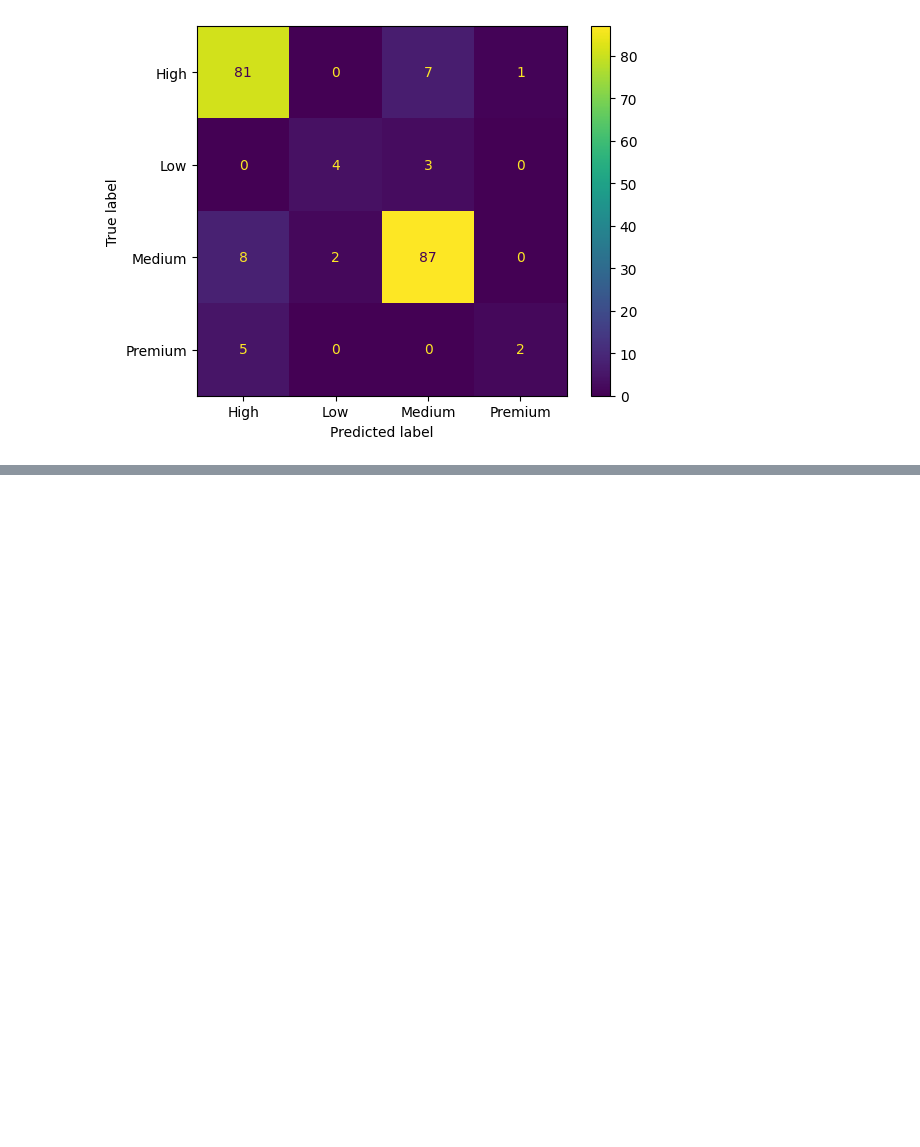
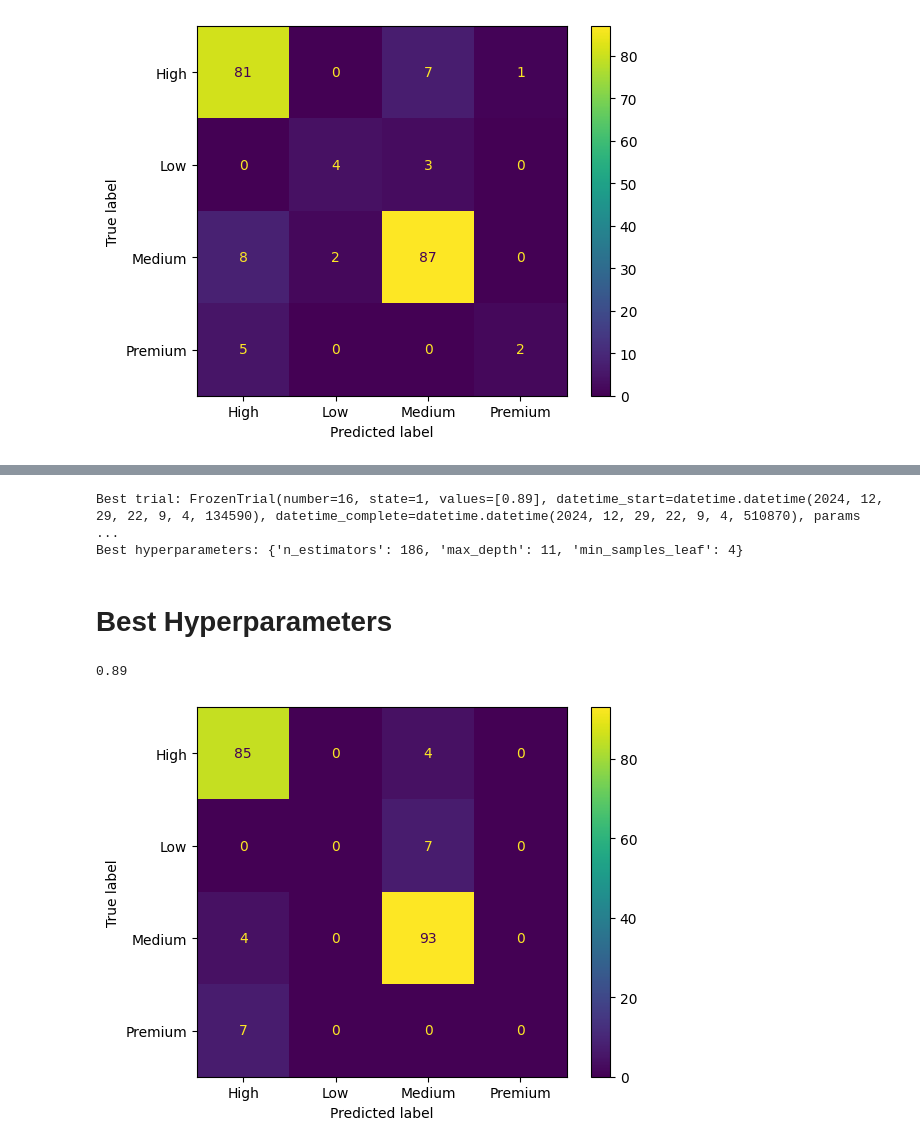
Before and after one commit to ju-arroyom/capstone_ml_zoomcamp, a Jupyter notebook: notebooks/notebook.ipynb, the cells around one changed output, grey strips where cells are left out. Drawn from its saved outputs; the diff is of its cells as text; code cells hidden in the pictures; blank space fills up the shorter version.

```diff
--- a/notebooks/notebook.ipynb
+++ b/notebooks/notebook.ipynb
@@ -295,0 +354,17 @@ plt.show()
+# %%
+max_depth = 15
+scores = []
+
+for s in [1, 3, 5, 10, 50]:
+    for n in range(10, 220, 10):
+        rf = RandomForestClassifier(n_estimators=n,
+                                    max_depth=max_depth,
+                                    min_samples_leaf=s,
+                                    random_state=42,
+                                    n_jobs=-1)
+        rf.fit(X_train, y_train)
+
+        y_pred = rf.predict(X_val)
+        acc = accuracy_score(y_val, y_pred)
+
+        scores.append((s, n, acc))
@@ -295,0 +407,6 @@ plt.show()
+# %%
+# Create study object
+study = optuna.create_study(direction="maximize")
+
+# Run optimization process
+study.optimize(objective, n_trials=30, show_progress_bar=True)
@@ -295,0 +432,21 @@ plt.show()
+# %%
+# Print best trial and best hyperparameters
+print("Best trial:", study.best_trial)
+print("Best hyperparameters:", study.best_params)
+# %% [output]
+Best trial: FrozenTrial(number=16, state=1, values=[0.89], datetime_start=datetime.datetime(2024, 12, 29, 22, 9, 4, 134590), datetime_complete=datetime.datetime(2024, 12, 29, 22, 9, 4, 510870), params ...
+Best hyperparameters: {'n_estimators': 186, 'max_depth': 11, 'min_samples_leaf': 4}
+# %% [markdown]
+# Best Hyperparameters
+# %%
+rf = RandomForestClassifier(**study.best_params, random_state=42, n_jobs=-1)
+rf.fit(X_train, y_train)
+y_pred = rf.predict(X_val)
+accuracy_score(y_val, y_pred)
+# %% [output]
+0.89
+# %%
+ConfusionMatrixDisplay.from_predictions(y_val, y_pred)
+plt.show()
+# %% [output]
+[figure, added]
```
Also changed, not shown: parts of 23 cells of this notebook.
